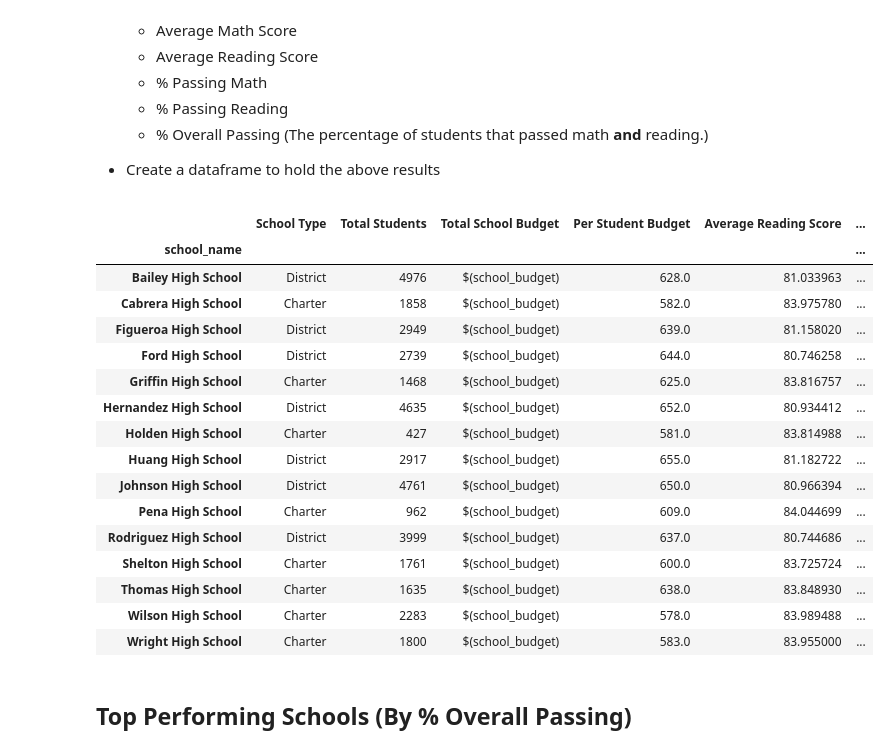
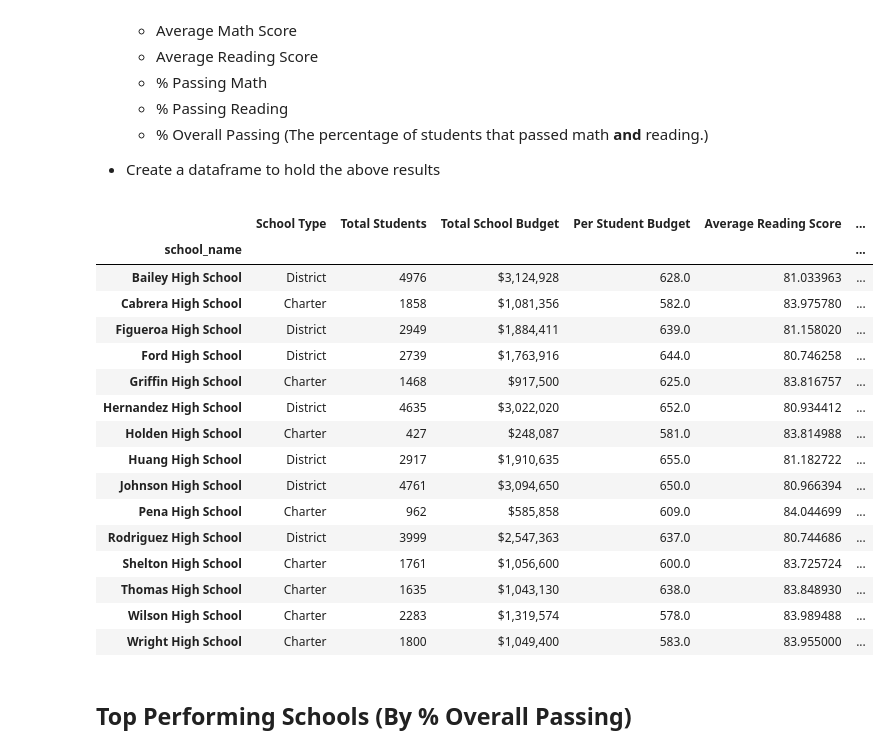
Before and after one commit to Ramyals-web/Pandas-Challenge, a Jupyter notebook: Homework/Instructions/PyCitySchools/PyCitySchools_starter.ipynb, the cells around one changed output. Saved outputs shown, nothing was run; the diff lists cells and outputs as text; code cells hidden in the pictures.

```diff
--- a/Homework/Instructions/PyCitySchools/PyCitySchools_starter.ipynb
+++ b/Homework/Instructions/PyCitySchools/PyCitySchools_starter.ipynb
@@ -102,49 +102,51 @@ summary_df
 school_types = school_data.set_index("school_name")["type"]
 school_size = school_data.set_index("school_name")["size"]
 school_budget = school_data.set_index("school_name")["budget"]
 per_student_budget = school_budget/school_size
 student_group = student_data.groupby(["school_name"])
 student_per_school = student_group["Student ID"].count()
 Average_Reading = student_group["reading_score"].mean()
 Average_Math = student_group["math_score"].mean()
 
 reading_pass=student_data.loc[student_data["reading_score"]>=70].groupby("school_name")["Student ID"].count()/student_per_school
 reading_pass_percent = reading_pass*100
 math_pass =student_data.loc[student_data["math_score"]>=70].groupby("school_name")["Student ID"].count()/student_per_school
 math_pass_percent = math_pass*100
 
 #overall_percent_pass=(reading_pass_percent+math_pass_percent)/2
 overall_pass = student_data[(student_data['reading_score'] >= 70) & (student_data['math_score'] >= 70)].groupby('school_name')["Student ID"].count()/student_per_school
 overall_percent_pass = (overall_pass)*100
 school_df = pd.DataFrame({"School Type":(school_types),
                          "Total Students":(school_size),
-                         "Total School Budget": f"$(school_budget)",
+                         "Total School Budget": (school_budget),
                          "Per Student Budget":(per_student_budget),
                          "Average Reading Score":(Average_Reading),
                          "Average Math Score":(Average_Math),
                          "% Pass Reading":(reading_pass_percent),
                           "% Pass Math":(math_pass_percent),
                          "% Overall Passing":(overall_percent_pass)})
 
+school_df["Total School Budget"] = school_df["Total School Budget"].map("${:,.0f}".format)
+#school_df["Per Student Budget"] = school_df["Per Student Budget"].map("${:.2f}".format)
 school_df
 # %% [output]
 |  | School Type | Total Students | Total School Budget | Per Student Budget | Average Reading Score | ... |
 | school_name |  |  |  |  |  | ... |
-| Bailey High School | District | 4976 | $(school_budget) | 628.0 | 81.033963 | ... |
-| Cabrera High School | Charter | 1858 | $(school_budget) | 582.0 | 83.975780 | ... |
-| Figueroa High School | District | 2949 | $(school_budget) | 639.0 | 81.158020 | ... |
-| Ford High School | District | 2739 | $(school_budget) | 644.0 | 80.746258 | ... |
-| Griffin High School | Charter | 1468 | $(school_budget) | 625.0 | 83.816757 | ... |
-| Hernandez High School | District | 4635 | $(school_budget) | 652.0 | 80.934412 | ... |
-| Holden High School | Charter | 427 | $(school_budget) | 581.0 | 83.814988 | ... |
-| Huang High School | District | 2917 | $(school_budget) | 655.0 | 81.182722 | ... |
-| Johnson High School | District | 4761 | $(school_budget) | 650.0 | 80.966394 | ... |
-| Pena High School | Charter | 962 | $(school_budget) | 609.0 | 84.044699 | ... |
-| Rodriguez High School | District | 3999 | $(school_budget) | 637.0 | 80.744686 | ... |
-| Shelton High School | Charter | 1761 | $(school_budget) | 600.0 | 83.725724 | ... |
-| Thomas High School | Charter | 1635 | $(school_budget) | 638.0 | 83.848930 | ... |
-| Wilson High School | Charter | 2283 | $(school_budget) | 578.0 | 83.989488 | ... |
-| Wright High School | Charter | 1800 | $(school_budget) | 583.0 | 83.955000 | ... |
+| Bailey High School | District | 4976 | $3,124,928 | 628.0 | 81.033963 | ... |
+| Cabrera High School | Charter | 1858 | $1,081,356 | 582.0 | 83.975780 | ... |
+| Figueroa High School | District | 2949 | $1,884,411 | 639.0 | 81.158020 | ... |
+| Ford High School | District | 2739 | $1,763,916 | 644.0 | 80.746258 | ... |
+| Griffin High School | Charter | 1468 | $917,500 | 625.0 | 83.816757 | ... |
+| Hernandez High School | District | 4635 | $3,022,020 | 652.0 | 80.934412 | ... |
+| Holden High School | Charter | 427 | $248,087 | 581.0 | 83.814988 | ... |
+| Huang High School | District | 2917 | $1,910,635 | 655.0 | 81.182722 | ... |
+| Johnson High School | District | 4761 | $3,094,650 | 650.0 | 80.966394 | ... |
+| Pena High School | Charter | 962 | $585,858 | 609.0 | 84.044699 | ... |
+| Rodriguez High School | District | 3999 | $2,547,363 | 637.0 | 80.744686 | ... |
+| Shelton High School | Charter | 1761 | $1,056,600 | 600.0 | 83.725724 | ... |
+| Thomas High School | Charter | 1635 | $1,043,130 | 638.0 | 83.848930 | ... |
+| Wilson High School | Charter | 2283 | $1,319,574 | 578.0 | 83.989488 | ... |
+| Wright High School | Charter | 1800 | $1,049,400 | 583.0 | 83.955000 | ... |
 # %% [markdown]
 ## Top Performing Schools (By % Overall Passing)
 # %% [markdown]
```
Also changed, not shown: parts of 3 cells of this notebook.
